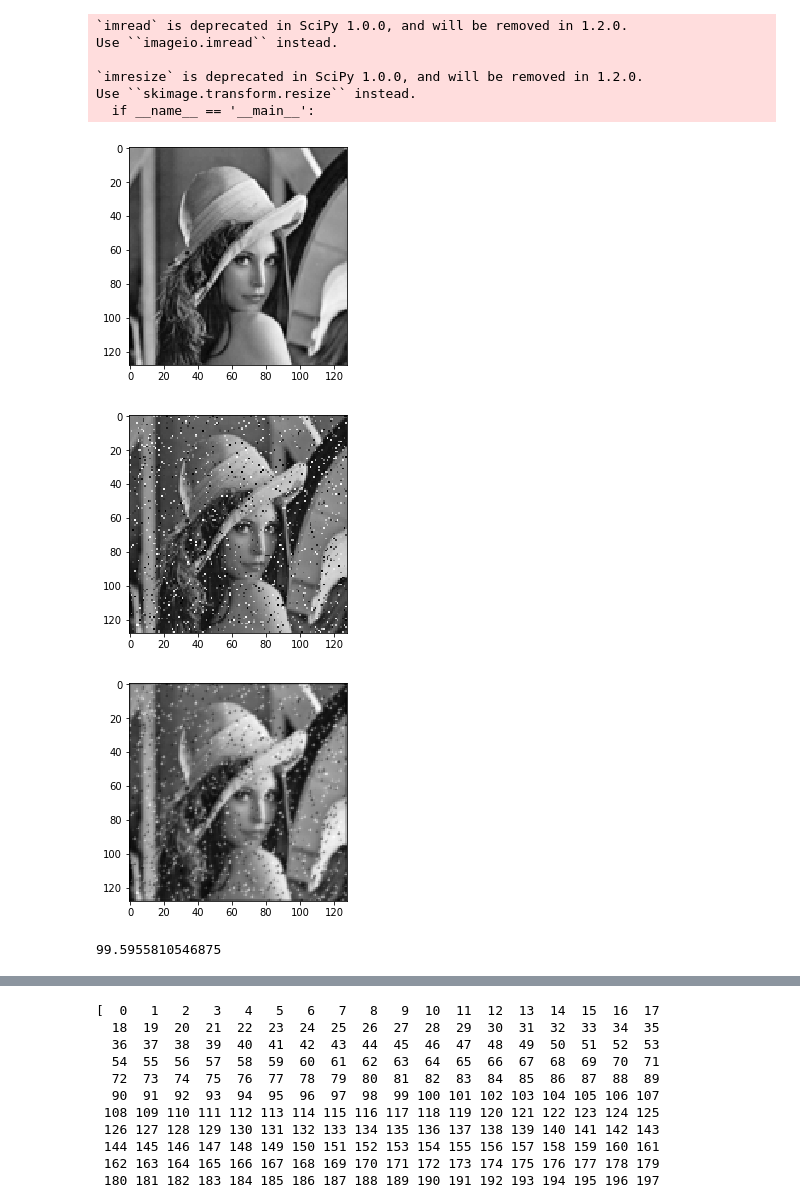
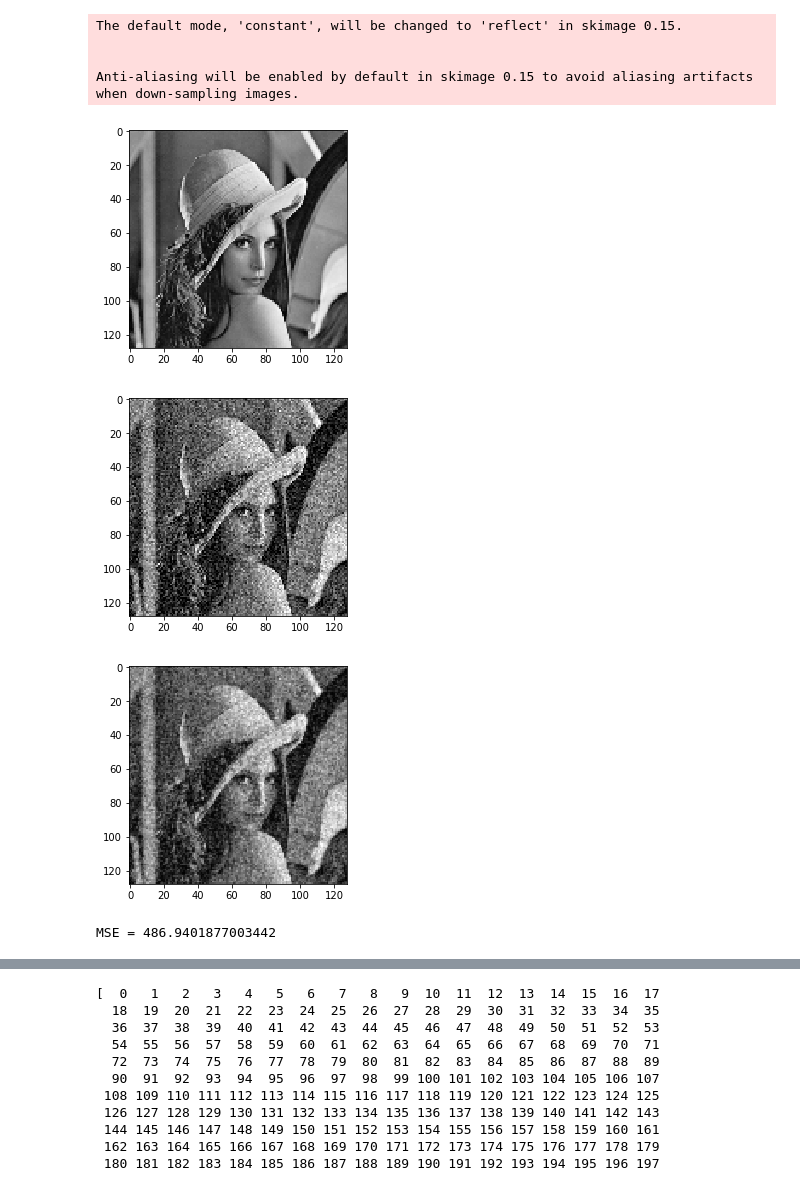
Before and after one commit to johanabrahamsson/Machine-Learning-and-Data-Science, a Jupyter notebook: grayscale-Copy1.ipynb, the cells around one changed output, grey strips where cells are left out. Saved outputs shown, nothing was run; the diff lists cells and outputs as text; code cells hidden in the pictures.

```diff
--- a/grayscale-Copy1.ipynb
+++ b/grayscale-Copy1.ipynb
@@ -2,86 +2,80 @@
 import numpy as np
 from matplotlib import pyplot as plt
 import matplotlib.cm as cm
-import scipy
-import scipy.misc
+from skimage.transform import rescale, resize
 
 def read_image(name):
-    image = scipy.misc.imread(name,flatten=True)
-    image = scipy.misc.imresize(image,(128,128),'bilinear')
-    return image
+    image = imageio.imread(name)
+    image = resize(image,(128,128))
+    image = 255 * image
+    image = image.astype(np.uint8)
+    data = image.ravel()
+    return image, data
 
 def show_image(image):
+    image = np.array([image])
+    image = np.reshape(image, (128,128))
+    image = resize(image,(128,128))
     plt.imshow(image,cmap=cm.gray)
     plt.show()
 
-def add_noise(image, noise_percent):
-    rows=image.shape[0]
-    cols=image.shape[1]
-    area=rows*cols
-    loc_flip=np.random.randint(0,area,int(area*noise_percent))
+def add_noise(data):
     mean = 0
-    variance = 100
-    gauss = np.random.normal(mean,variance,area)
-    for ii in loc_flip:
-        locr=int(ii/cols)
-        locc=(ii%cols)
-        image[locr,locc]=image[locr,locc] + int(gauss[ii])
-        if image[locr,locc] < 0:
-            image[locr,locc] = 0
-        if image[locr,locc] > 255:
-            image[locr, locc] = 255
-    return image
+    variance = 30
+    gauss = np.random.normal(mean, variance, len(data))
+    data = data + gauss
+    data[data > 255] = 255
+    data[data < 0] = 0
+    return data
 
 def ICM(noisy_image):
     h = 1.0
     beta = 1.0
-    eta = 2.1
-    image1 = noisy_image
+    eta = 7
+    image1 = np.reshape(noisy_image, (128,128))
+    noisy_image = np.reshape(noisy_image, (128,128))
     for row in range(image1.shape[0]):
         for col in range(image1.shape[1]):
             image1[row,col] = min_energy(noisy_image, image1, row, col, h, beta, eta)
     return image1
-
 
 def min_energy(noisy_image,image,row,col,h,beta,eta):
     pixel = 2*eta*noisy_image[row,col]
     if row > 0:
         pixel += 2*beta*image[row-1,col]
     if col > 0:
         pixel += 2*beta*image[row,col-1]
     if col < image.shape[1]-1:
         pixel += 2*beta*image[row,col+1]
     if row < image.shape[0]-1:
         pixel += 2*beta*image[row+1,col]
-    pixel = int(pixel/(2*h+2*beta*4+2*eta))
+    pixel = pixel/(2*h+2*beta*4+2*eta)
     if pixel > 255:
         pixel = 255
     return pixel
 
 def MSE(denoised_image, image):
+    image = np.array([image])
+    image = image.reshape(128,128)
     mse = ((denoised_image - image)**2).mean(axis=None)
     return mse
 
-
 if __name__=="__main__":
     name="/Users/johanabrahamsson/Documents/Machine learning and data science/Python/lena_gray.jpg"
-    image1=read_image(name)
-    image2=read_image(name)
-    show_image(image1)
-    noisy_image=add_noise(image1,noise_percent=0.10)
+    image, data = read_image(name)
+    show_image(data)
+    noisy_image=add_noise(data)
     show_image(noisy_image)
     denoised_image = ICM(noisy_image)
-    mse = MSE(denoised_image,image2)
+    mse = MSE(denoised_image,image)
     show_image(denoised_image)
-    print(mse)
+    print("MSE =", mse)
 # %% [output]
-`imread` is deprecated in SciPy 1.0.0, and will be removed in 1.2.0.
-Use ``imageio.imread`` instead.
+The default mode, 'constant', will be changed to 'reflect' in skimage 0.15.
 
-`imresize` is deprecated in SciPy 1.0.0, and will be removed in 1.2.0.
-Use ``skimage.transform.resize`` instead.
-  if __name__ == '__main__':
+
+Anti-aliasing will be enabled by default in skimage 0.15 to avoid aliasing artifacts when down-sampling images.
-[figure, old version]
+[figure, new version]
-[figure, old version]
+[figure, new version]
-[figure, old version]
+[figure, new version]
-99.5955810546875
+MSE = 486.9401877003442
```
Also changed, not shown: parts of 7 cells of this notebook, 1 other file.
